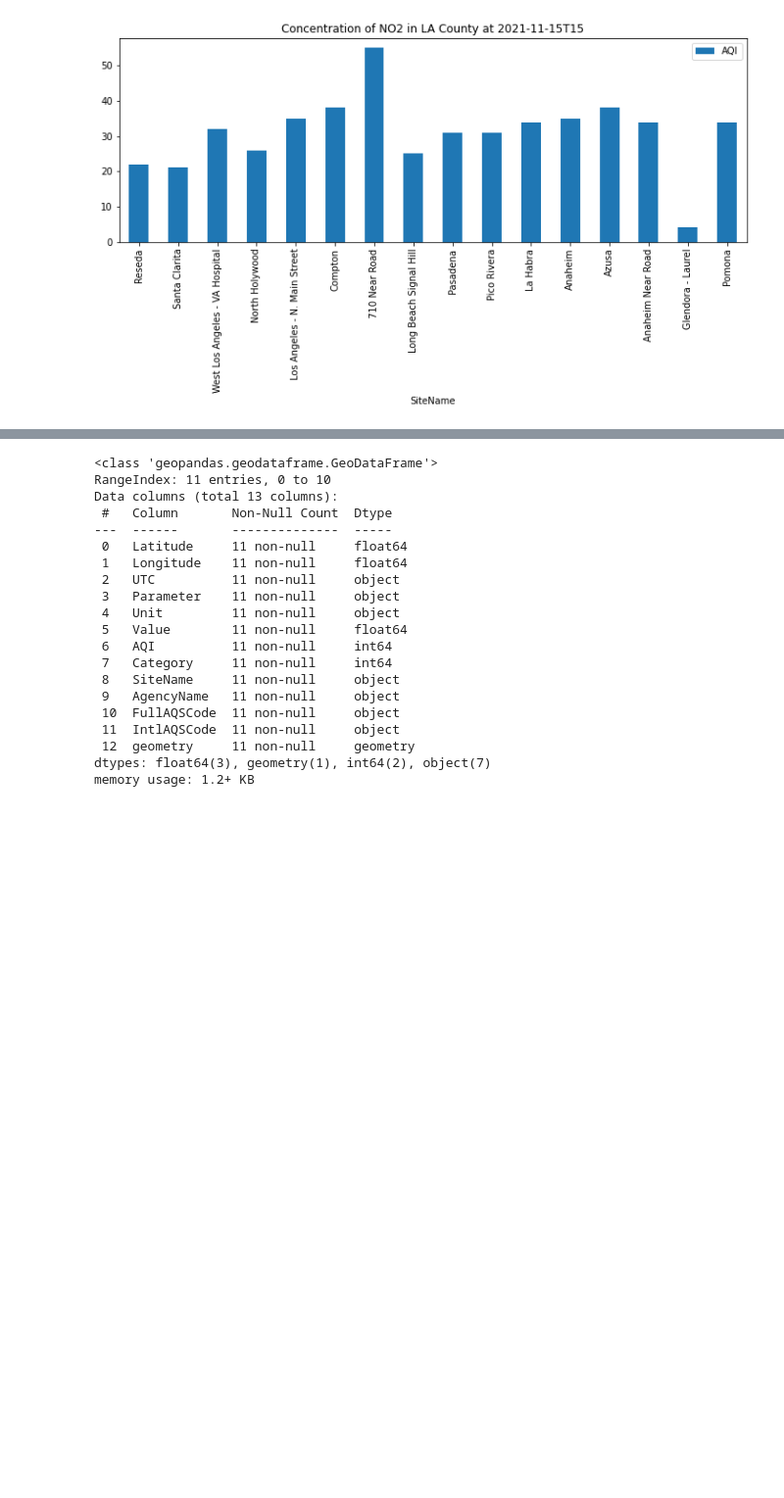
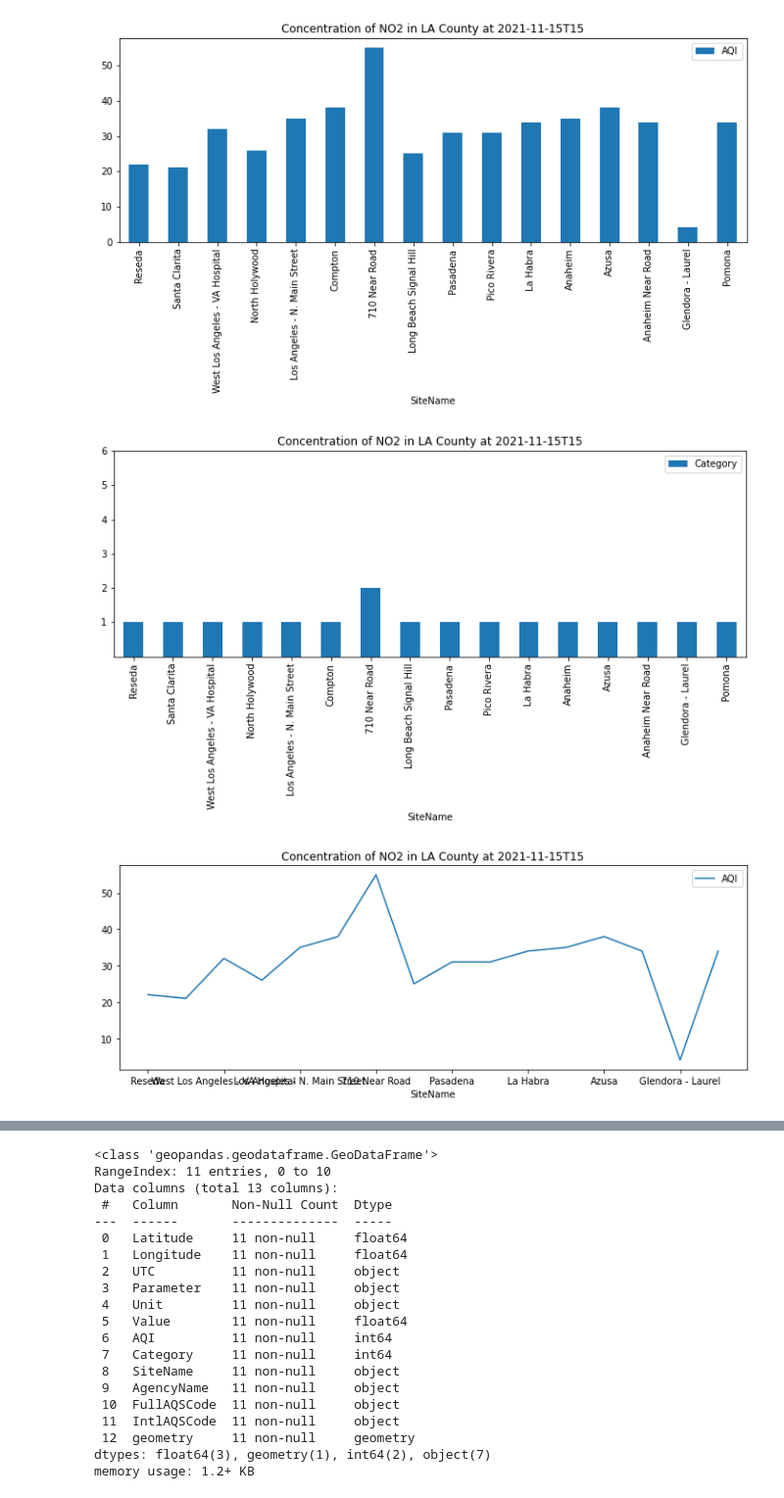
Before and after one commit to SharGhal/urbandatascience-s22, a Jupyter notebook: Try/Untitled.ipynb, the cells around one changed output, grey strips where cells are left out. Shown at 98% size. Drawn from its saved outputs; the diff is of its cells as text; code cells hidden in the pictures; blank space fills up the shorter version.

```diff
--- a/Try/Untitled.ipynb
+++ b/Try/Untitled.ipynb
@@ -66,6 +66,34 @@ air_quality('2021-11-15T15', 'NO2')
 # %% [output]
 [figure]
 [figure]
+# %%
+import matplotlib.pyplot as plt
+import contextily as ctx
+import pandas as pd
+import geopandas as gpd
+import json
+import requests
+
+#This function yields a map of the Concentration and AQI at Monitering Sites in LA County of the desired pollutant at a given date/hour
+def air_quality(startDate, parameters):
+    endDate = startDate
+    BBOX = '-118.95,33.71,-117.65,34.83'
+    API_KEY='4D443089-5C44-482F-8311-A46004897DA2'
+    requestString = 'https://www.airnowapi.org/aq/data/?startDate={}T00&endDate={}T23&parameters={}&BBOX={}&dataType=B&format=application/json&verbose=1&monitorType=0&includerawconcentrations=0&API_KEY={}'.format(startDate, endDate, parameters, BBOX, API_KEY)
+    r = requests.get(requestString)
+    d = json.loads(r.text)
+    df = pd.DataFrame(d) #convert to dataframe
+
+    df.plot(figsize=(12,4), x='SiteName', y='Category', yticks=[1,2,3,4,5,6],  title='Concentration of {} in LA County at {}'.format(parameters,startDate) )
+    df.plot(figsize=(12,4), x='SiteName', y='AQI', title='Concentration of {} in LA County at {}'.format(parameters,startDate) )
+
+
+air_quality('2021-11-15', 'NO2')
+#start_date is in YYYY-MM-DDTHH format
+#parameter options = O3, PM25, PM10, CO, NO2, SO2
+# %% [output]
+[figure, added]
+[figure, added]
 # %%
 import matplotlib.pyplot as plt
 import contextily as ctx
```
Also changed, not shown: parts of 1 cell of this notebook.
